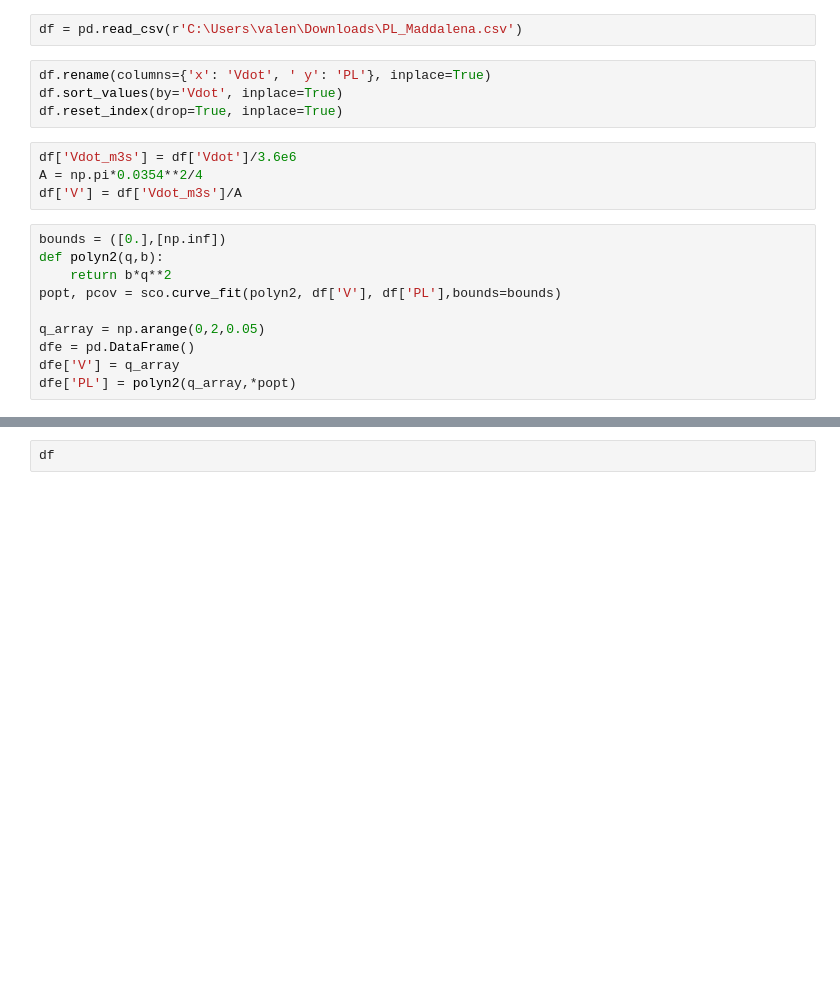
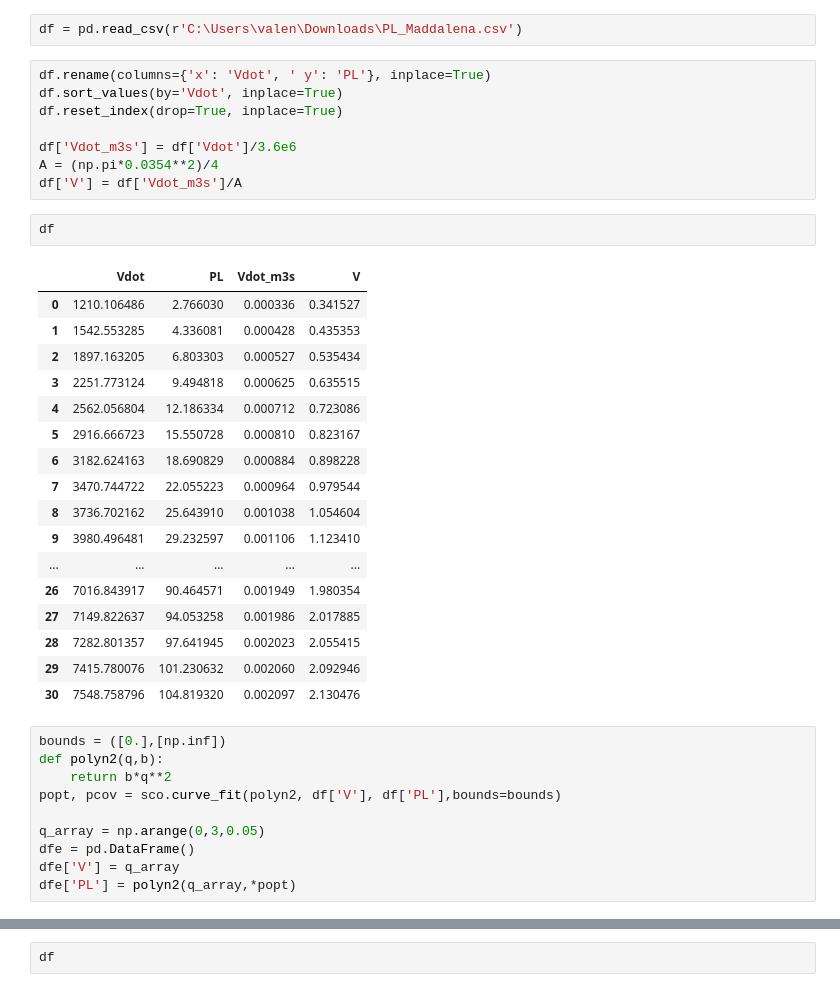
Before and after one commit to valentindelachaux/parallel-flow-distribution-pressure-loss, a Jupyter notebook: maddalena.ipynb, the cells around one changed output, grey strips where cells are left out. Drawn from its saved outputs; the diff is of its cells as text; blank space fills up the shorter version.

```diff
--- a/maddalena.ipynb
+++ b/maddalena.ipynb
@@ -12,17 +12,37 @@ df = pd.read_csv(r'C:\Users\valen\Downloads\PL_Maddalena.csv')
 df.rename(columns={'x': 'Vdot', ' y': 'PL'}, inplace=True)
 df.sort_values(by='Vdot', inplace=True)
 df.reset_index(drop=True, inplace=True)
+
+df['Vdot_m3s'] = df['Vdot']/3.6e6
+A = (np.pi*0.0354**2)/4
+df['V'] = df['Vdot_m3s']/A
-# %%
-df['Vdot_m3s'] = df['Vdot']/3.6e6
-A = np.pi*0.0354**2/4
-df['V'] = df['Vdot_m3s']/A
+# %%
+df
+# %% [output]
+|  | Vdot | PL | Vdot_m3s | V |
+| 0 | 1210.106486 | 2.766030 | 0.000336 | 0.341527 |
+| 1 | 1542.553285 | 4.336081 | 0.000428 | 0.435353 |
+| 2 | 1897.163205 | 6.803303 | 0.000527 | 0.535434 |
+| 3 | 2251.773124 | 9.494818 | 0.000625 | 0.635515 |
+| 4 | 2562.056804 | 12.186334 | 0.000712 | 0.723086 |
+| 5 | 2916.666723 | 15.550728 | 0.000810 | 0.823167 |
+| 6 | 3182.624163 | 18.690829 | 0.000884 | 0.898228 |
+| 7 | 3470.744722 | 22.055223 | 0.000964 | 0.979544 |
+| 8 | 3736.702162 | 25.643910 | 0.001038 | 1.054604 |
+| 9 | 3980.496481 | 29.232597 | 0.001106 | 1.123410 |
+| ... | ... | ... | ... | ... |
+| 26 | 7016.843917 | 90.464571 | 0.001949 | 1.980354 |
+| 27 | 7149.822637 | 94.053258 | 0.001986 | 2.017885 |
+| 28 | 7282.801357 | 97.641945 | 0.002023 | 2.055415 |
+| 29 | 7415.780076 | 101.230632 | 0.002060 | 2.092946 |
+| 30 | 7548.758796 | 104.819320 | 0.002097 | 2.130476 |
 # %%
 bounds = ([0.],[np.inf])
 def polyn2(q,b):
     return b*q**2
 popt, pcov = sco.curve_fit(polyn2, df['V'], df['PL'],bounds=bounds)
 
-q_array = np.arange(0,2,0.05)
+q_array = np.arange(0,3,0.05)
 dfe = pd.DataFrame()
 dfe['V'] = q_array
 dfe['PL'] = polyn2(q_array,*popt)
```
Also changed, not shown: parts of 3 cells of this notebook, 5 other files.
